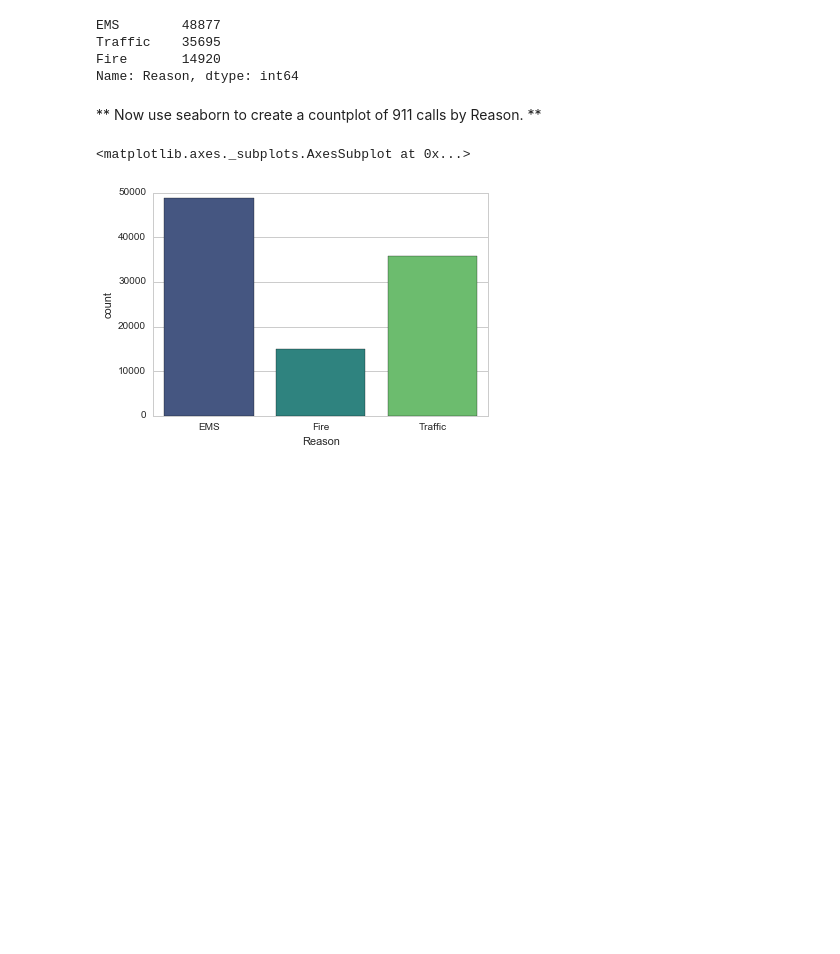
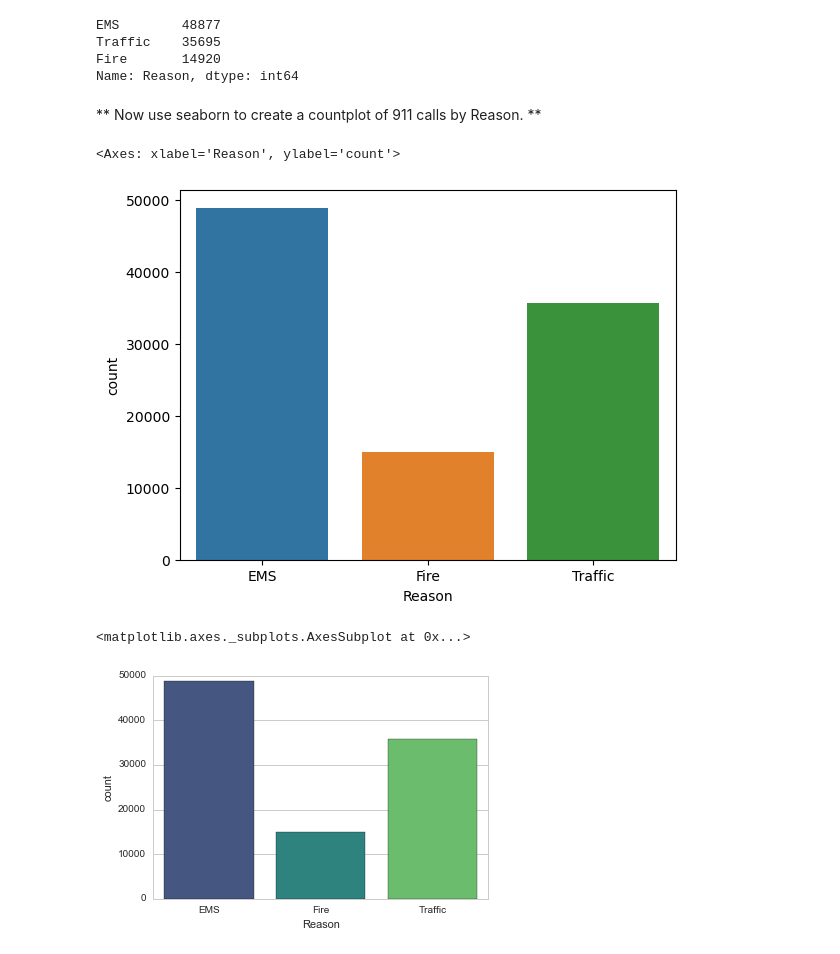
Before and after one commit to bttodd11/Python_DataScience, a Jupyter notebook: Section-13-Capstone Project/01-911 Calls Data Capstone Project.ipynb, the cells around one changed output. Saved outputs shown, nothing was run; the diff lists cells and outputs as text; code cells hidden in the pictures; blank space fills up the shorter version.

```diff
--- a/Section-13-Capstone Project/01-911 Calls Data Capstone Project.ipynb
+++ b/Section-13-Capstone Project/01-911 Calls Data Capstone Project.ipynb
@@ -148,7 +134,8 @@ df['title'].nunique()
 # %%
 def split_text(text):
     new_text = text.split(':')
+    return new_text[0]
 
 
 df['Reason'] =  df['title'].apply(lambda x : split_text(x))
-df['Reason']
+df['Reason'].head()
@@ -162,6 +164,11 @@ Fire       14920
 Name: Reason, dtype: int64
 # %% [markdown]
 ** Now use seaborn to create a countplot of 911 calls by Reason. **
+# %%
+sns.countplot(data = df, x = 'Reason', hue = 'Reason')
+# %% [output]
+<Axes: xlabel='Reason', ylabel='count'>
+[figure, added]
 # %%
 # %% [output]
 <matplotlib.axes._subplots.AxesSubplot at 0x...>
```
Also changed, not shown: parts of 30 cells of this notebook.
